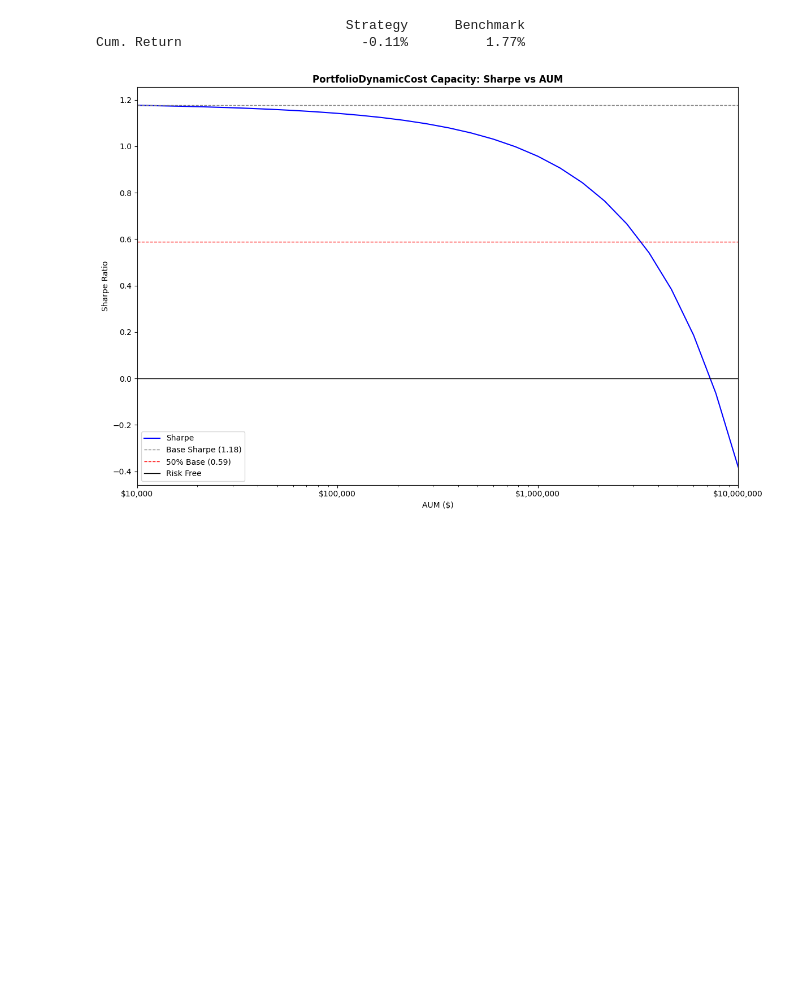
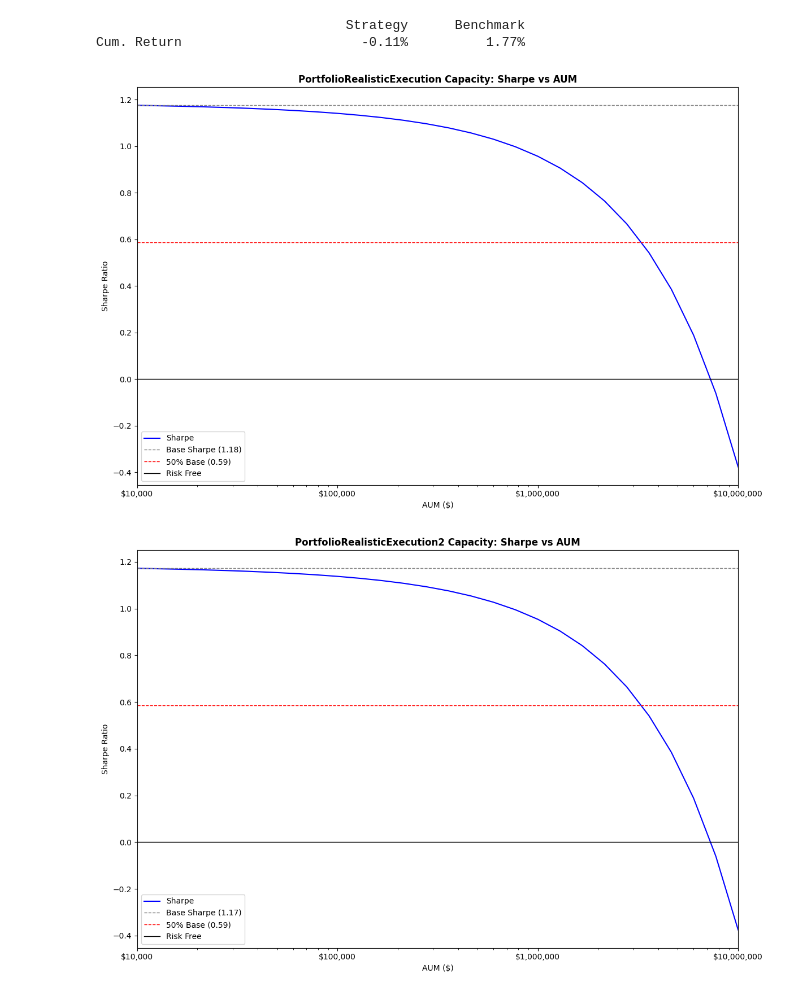
Before and after one commit to nip403/SPY-Strategy-Backtest, a Jupyter notebook: main.ipynb, the cells around one changed output. Drawn from its saved outputs; the diff is of its cells as text; code cells hidden in the pictures; blank space fills up the shorter version.

Commit message:
Added execution handling and refactored to allow for diamond inheritance

```diff
--- a/main.ipynb
+++ b/main.ipynb
@@ -102,8 +102,20 @@ print(p.report(day=date(2025, 4, 12)))
                                 Strategy      Benchmark
 Cum. Return                       -0.11%          1.77%
 # %%
+# multiple inheritance fully supported across portfolios that adjust different parts of the backtest pipeline
+class PortfolioRealisticExecution(PortfolioDynamicCost, PortfolioCappedVolumeRollover):
+    """
+    Combines POV rollver execution model with I-Star dynamic costing.
+    Accepts all base portfolio, execution, and costing kwargs.
+    """
+
+class PortfolioRealisticExecution2(PortfolioDynamicCost, PortfolioCappedVolume):
+    ...
+
 # classmethod, visualises capacity of a strategy
-PortfolioDynamicCost.sharpe_curve(df, max_aum=10_000_000)
+PortfolioRealisticExecution.sharpe_curve(df=df, max_aum=10_000_000)
+PortfolioRealisticExecution2.sharpe_curve(df=df, max_aum=10_000_000)
 # %% [output]
-[figure, old version]
+[figure, new version]
+[figure, added]
 # %%
```
Also changed, not shown: parts of 1 cell of this notebook, 7 other files.
